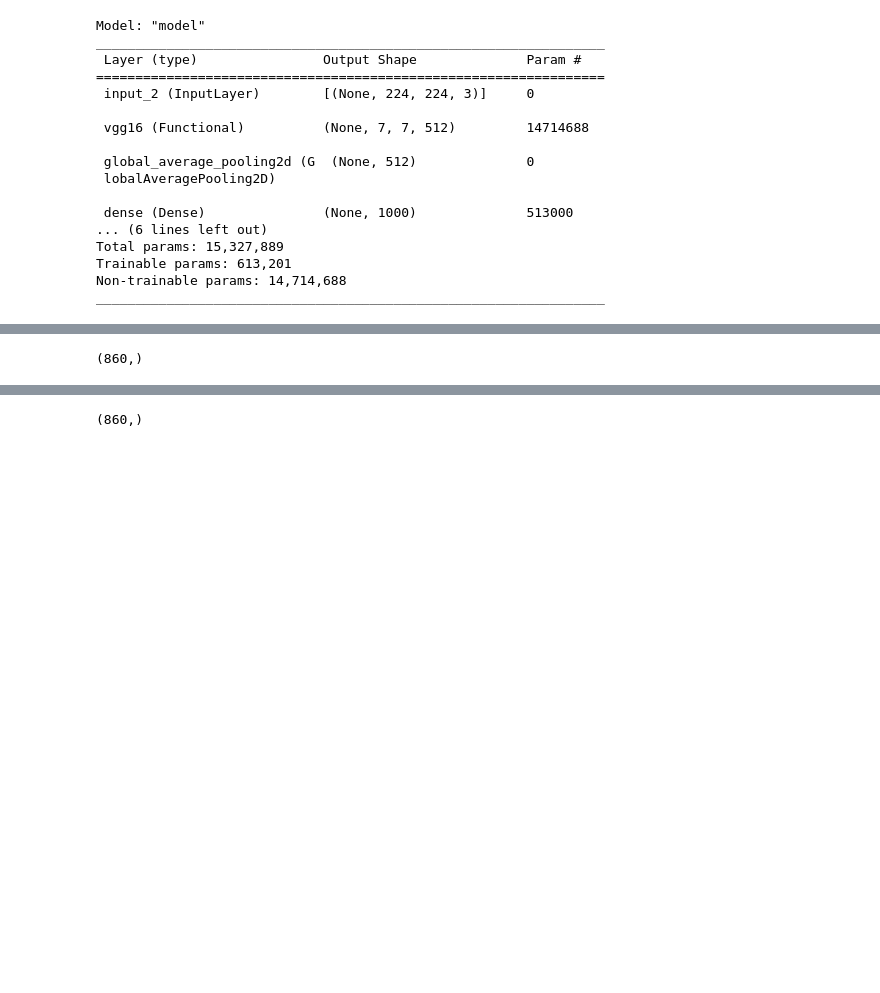
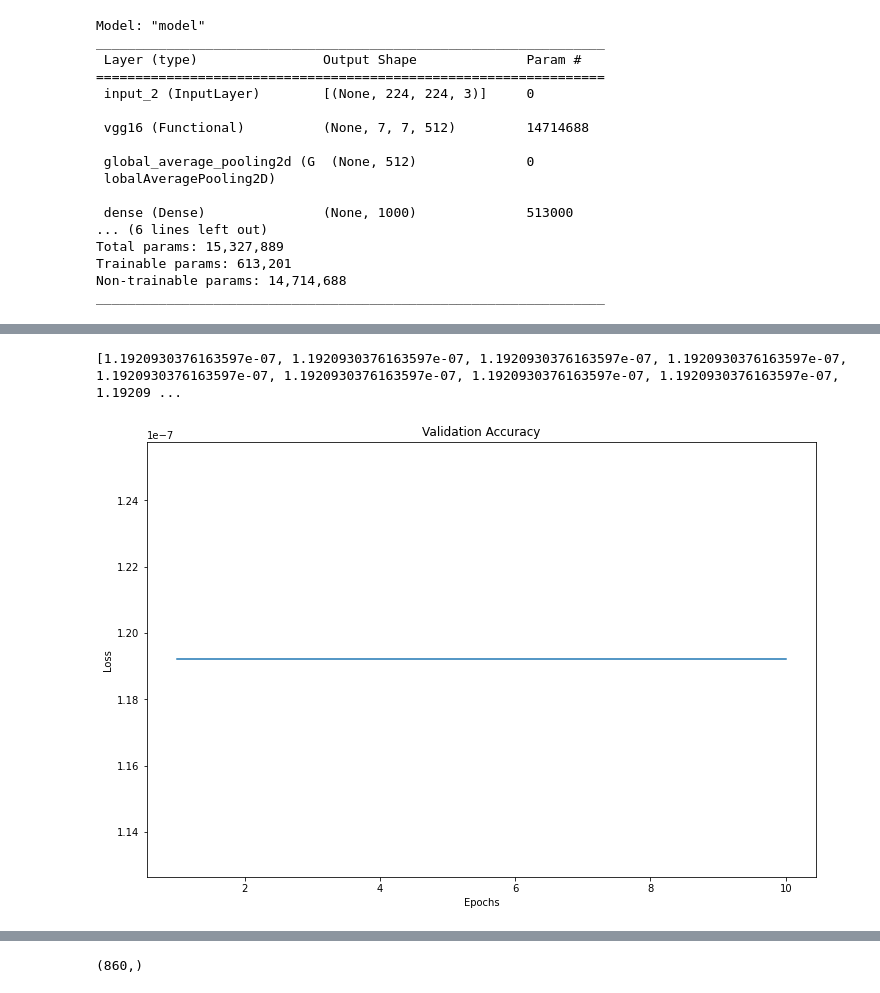
Before and after one commit to anaghab3/flower-vision, a Jupyter notebook: Anagha_FlowerRecognition.ipynb, the cells around one changed output, grey strips where cells are left out. Saved outputs shown, nothing was run; the diff lists cells and outputs as text; code cells hidden in the pictures; blank space fills up the shorter version.

```diff
--- a/Anagha_FlowerRecognition.ipynb
+++ b/Anagha_FlowerRecognition.ipynb
@@ -438 +460,13 @@ plt.show()
+# %%
+loss_val = model_scratch_info.history['loss']
+print(loss_val)
+epochs = [1,2,3,4,5,6,7,8,9,10]
+plt.plot(epochs, loss_val)
+plt.title('Validation Accuracy')
+plt.xlabel('Epochs')
+plt.ylabel('Loss')
+plt.show()
+# %% [output]
+[1.1920930376163597e-07, 1.1920930376163597e-07, 1.1920930376163597e-07, 1.1920930376163597e-07, 1.1920930376163597e-07, 1.1920930376163597e-07, 1.1920930376163597e-07, 1.1920930376163597e-07, 1.19209 ...
+[figure, added]
 # %%
@@ -440,5 +473,0 @@ predictions = model.predict(val_data)
-# %%
-argmax_pred = np.argmax(predictions, axis = -1)
-argmax_pred.shape
-# %% [output]
-(860,)
```
Also changed, not shown: parts of 55 cells of this notebook.
